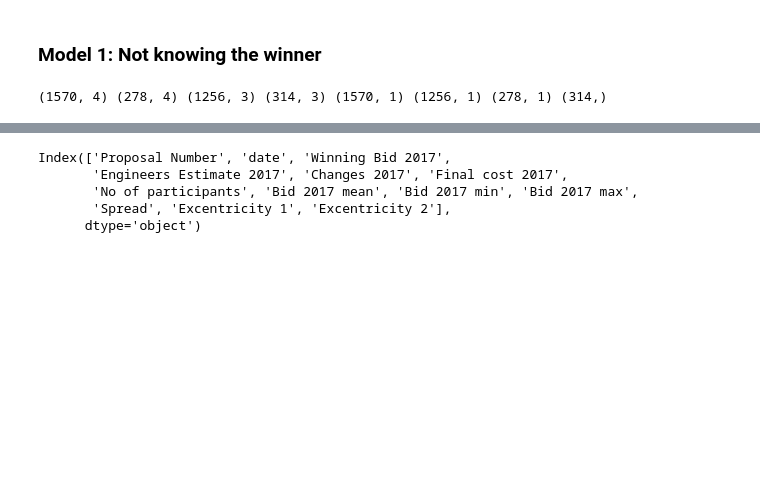
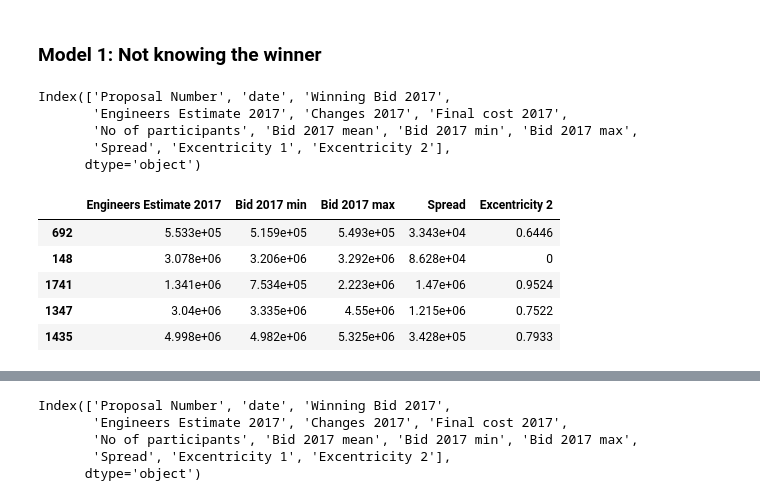
Before and after one commit to chuao/CDOT-Project-Estimator, a Jupyter notebook: notebooks/EDA 3rd pass.ipynb, the cells around one changed output, grey strips where cells are left out. Drawn from its saved outputs; the diff is of its cells as text; code cells hidden in the pictures; blank space fills up the shorter version.

```diff
--- a/notebooks/EDA 3rd pass.ipynb
+++ b/notebooks/EDA 3rd pass.ipynb
@@ -379,17 +379,32 @@ X = bid[[ 'Bid 2017 min', 'Bid 2017 max','Spread', 'Excentricity 2']]
+# %%
+bid.columns
+# %% [output]
+Index(['Proposal Number', 'date', 'Winning Bid 2017',
+       'Engineers Estimate 2017', 'Changes 2017', 'Final cost 2017',
+       'No of participants', 'Bid 2017 mean', 'Bid 2017 min', 'Bid 2017 max',
+       'Spread', 'Excentricity 1', 'Excentricity 2'],
+      dtype='object')
 # %%
 X_global_train, X_test, y_global_train, y_test = sk.model_selection.train_test_split(X, y,
-                                                                    train_size=0.85,
-                                                                    test_size=0.15,
-                                                                    shuffle=True,
-                                                                    random_state=RANDOM_SEED)
+                                            train_size=0.85,
+                                            test_size=0.15,
+                                            shuffle=True,
+                                            random_state=RANDOM_SEED)
 
 # Check dimensions (aka shapes)
-print(X_global_train.shape, X_test.shape,
-      X_train.shape, X_valid.shape,
-      y_global_train.shape, y_train.shape,
-      y_test.shape, y_valid.shape)
+#print(X_global_train.shape, X_test.shape,
+#      X_train.shape, X_valid.shape,
+#      y_global_train.shape, y_train.shape,
+#      y_test.shape, y_valid.shape)
-# %% [output]
-(1570, 4) (278, 4) (1256, 3) (314, 3) (1570, 1) (1256, 1) (278, 1) (314,)
+# %%
+X_global_train.head()
+# %% [output]
+|  | Engineers Estimate 2017 | Bid 2017 min | Bid 2017 max | Spread | Excentricity 2 |
+| 692 | 5.533e+05 | 5.159e+05 | 5.493e+05 | 3.343e+04 | 0.6446 |
+| 148 | 3.078e+06 | 3.206e+06 | 3.292e+06 | 8.628e+04 | 0 |
+| 1741 | 1.341e+06 | 7.534e+05 | 2.223e+06 | 1.47e+06 | 0.9524 |
+| 1347 | 3.04e+06 | 3.335e+06 | 4.55e+06 | 1.215e+06 | 0.7522 |
+| 1435 | 4.998e+06 | 4.982e+06 | 5.325e+06 | 3.428e+05 | 0.7933 |
 # %%
 #X_global_train = np.random.rand(2000,2)*500
 #y_global_train = X_global_train.dot(np.array([35, 80])) + 200
```
Also changed, not shown: parts of 26 cells of this notebook, 4 other files.
